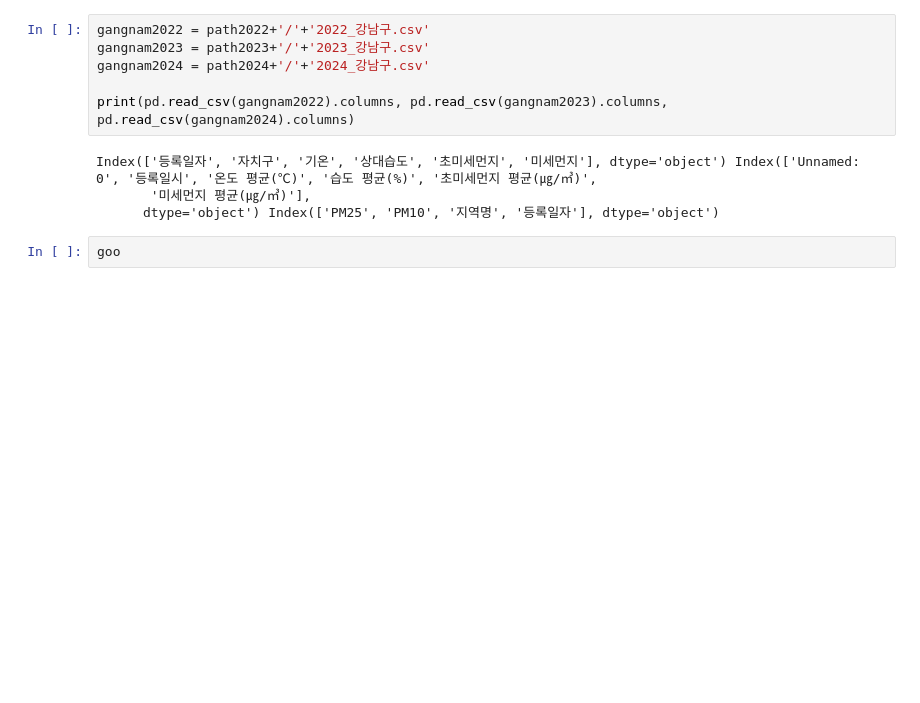
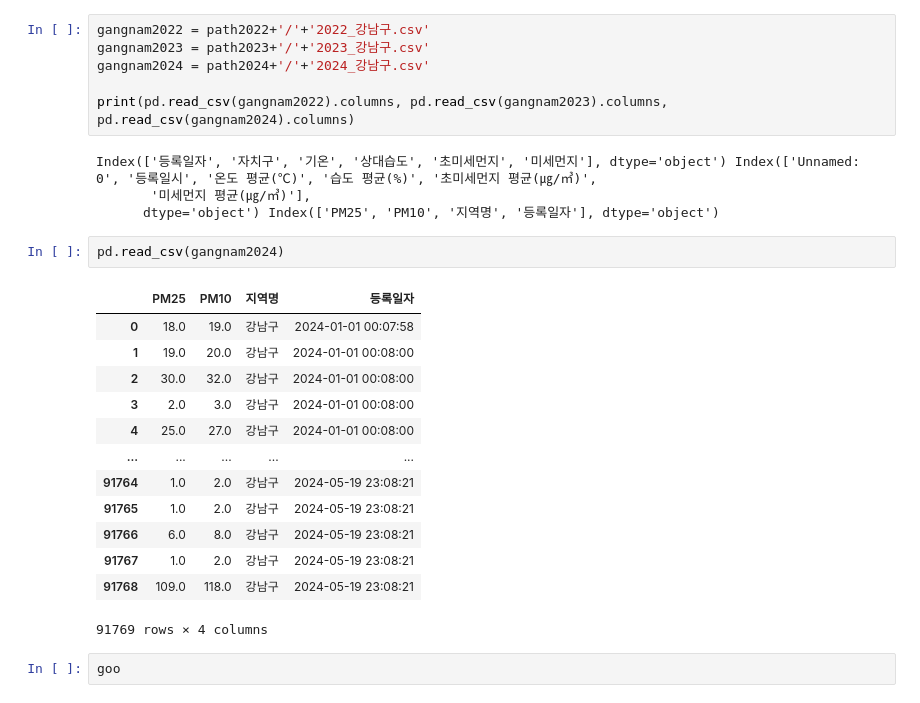
Before and after one commit to eunyoung030927/2024-Environmental-Data-Analysis-and-Utilization-Competition, a Jupyter notebook: model/preprocessing.ipynb, the cells around one changed output. Drawn from its saved outputs; the diff is of its cells as text; blank space fills up the shorter version.

```diff
--- a/model/preprocessing.ipynb
+++ b/model/preprocessing.ipynb
@@ -1203,6 +1167,22 @@ print(pd.read_csv(gangnam2022).columns, pd.read_csv(gangnam2023).columns, pd.rea
 Index(['등록일자', '자치구', '기온', '상대습도', '초미세먼지', '미세먼지'], dtype='object') Index(['Unnamed: 0', '등록일시', '온도 평균(℃)', '습도 평균(%)', '초미세먼지 평균(㎍/㎥)',
        '미세먼지 평균(㎍/㎥)'],
       dtype='object') Index(['PM25', 'PM10', '지역명', '등록일자'], dtype='object')
+# %%
+pd.read_csv(gangnam2024)
+# %% [output]
+|  | PM25 | PM10 | 지역명 | 등록일자 |
+| 0 | 18.0 | 19.0 | 강남구 | 2024-01-01 00:07:58 |
+| 1 | 19.0 | 20.0 | 강남구 | 2024-01-01 00:08:00 |
+| 2 | 30.0 | 32.0 | 강남구 | 2024-01-01 00:08:00 |
+| 3 | 2.0 | 3.0 | 강남구 | 2024-01-01 00:08:00 |
+| 4 | 25.0 | 27.0 | 강남구 | 2024-01-01 00:08:00 |
+| ... | ... | ... | ... | ... |
+| 91764 | 1.0 | 2.0 | 강남구 | 2024-05-19 23:08:21 |
+| 91765 | 1.0 | 2.0 | 강남구 | 2024-05-19 23:08:21 |
+| 91766 | 6.0 | 8.0 | 강남구 | 2024-05-19 23:08:21 |
+| 91767 | 1.0 | 2.0 | 강남구 | 2024-05-19 23:08:21 |
+| 91768 | 109.0 | 118.0 | 강남구 | 2024-05-19 23:08:21 |
+91769 rows × 4 columns
 # %%
 goo
 # %% [output]
```
Also changed, not shown: parts of 8 cells of this notebook, 4 other files.
